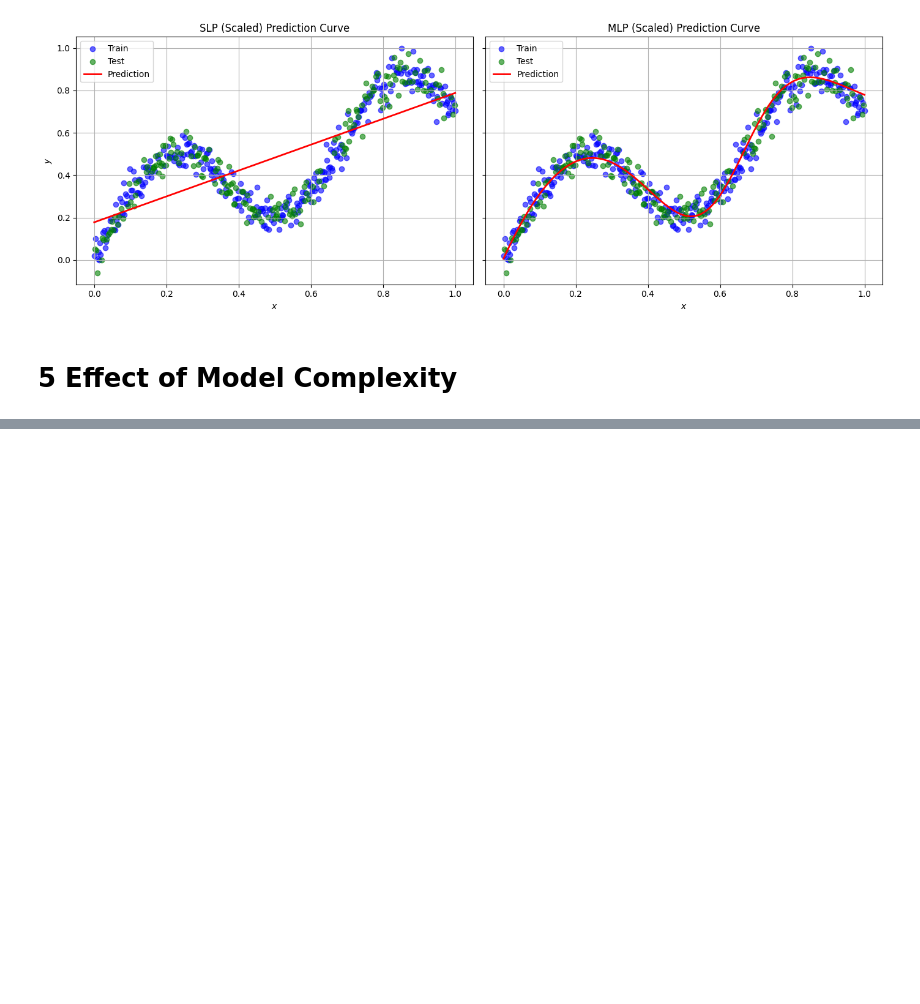
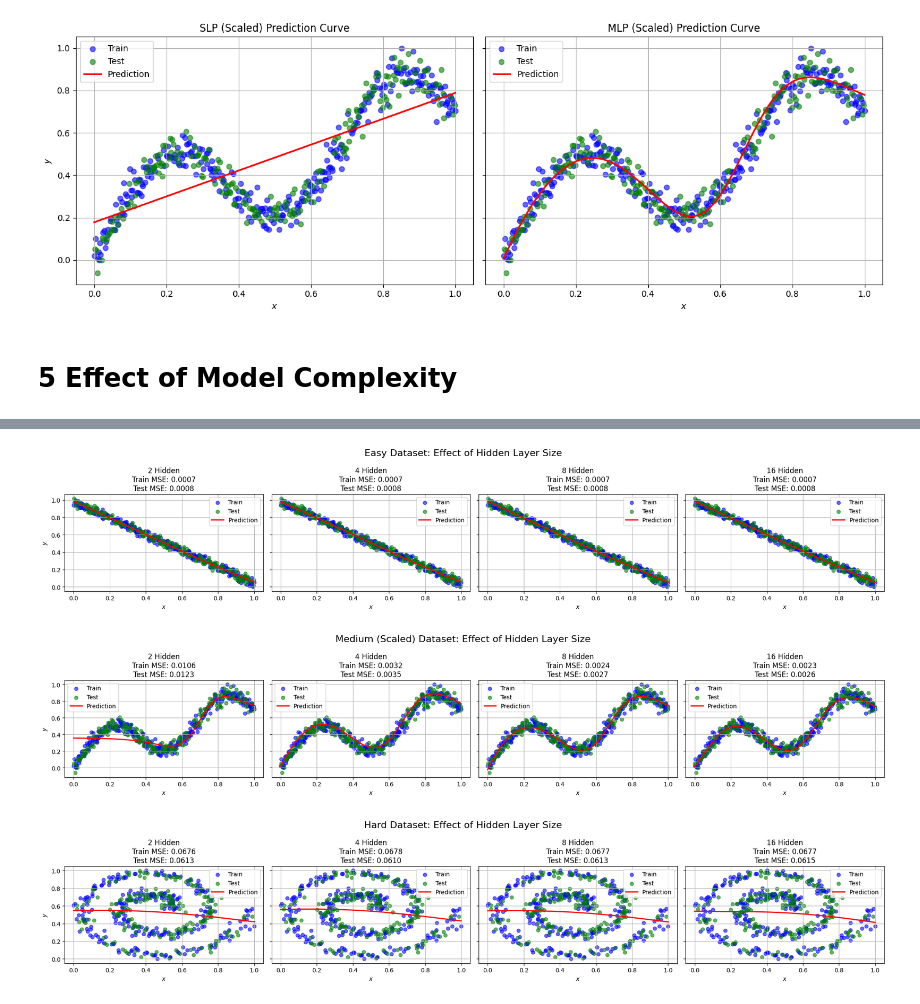
Before and after one commit to sudeonder/CS550-HW3, a Jupyter notebook: main.ipynb, the cells around one changed output, grey strips where cells are left out. Cells and saved outputs as stored; diff of their text form; code cells hidden in the pictures; blank space fills up the shorter version.

```diff
--- a/main.ipynb
+++ b/main.ipynb
@@ -110,10 +110,12 @@ class MultiLayerPerceptron:
         self.v_b2 = 0.0
 
     def predict(self, x):
-        z1 = np.dot(x, self.W1) + self.b1
-        a1 = self.activation(z1)
-        z2 = np.dot(a1, self.W2) + self.b2
-        return z2.flatten()
+      if x.ndim == 1:
+          x = x.reshape(-1, 1)  # Ensure 2D input
+      z1 = np.dot(x, self.W1) + self.b1
+      a1 = self.activation(z1)
+      z2 = np.dot(a1, self.W2) + self.b2
+      return z2.flatten()
 
     def _train_step(self, x_batch, y_batch):
         # Forward
@@ -729,0 +759,14 @@ run_model_complexity_analysis(hard_x_train, hard_y, hard_x_test, hard_y_test, ml
+# %%
+# Easy dataset
+run_model_complexity_analysis(easy_x_train, easy_y, easy_x_test, easy_y_test, mlp_config_easy, "Easy", apply_scaling=True)
+
+# Medium dataset — with min-max scaling
+run_model_complexity_analysis(medium_x_train, medium_y, medium_x_test, medium_y_test,
+                              mlp_config_scaled, "Medium (Scaled)", apply_scaling=True)
+
+# Hard dataset
+run_model_complexity_analysis(hard_x_train, hard_y, hard_x_test, hard_y_test, mlp_config_hard, "Hard", apply_scaling=True)
+# %% [output]
+[figure, added]
+[figure, added]
+[figure, added]
```
Also changed, not shown: parts of 2 cells of this notebook.
